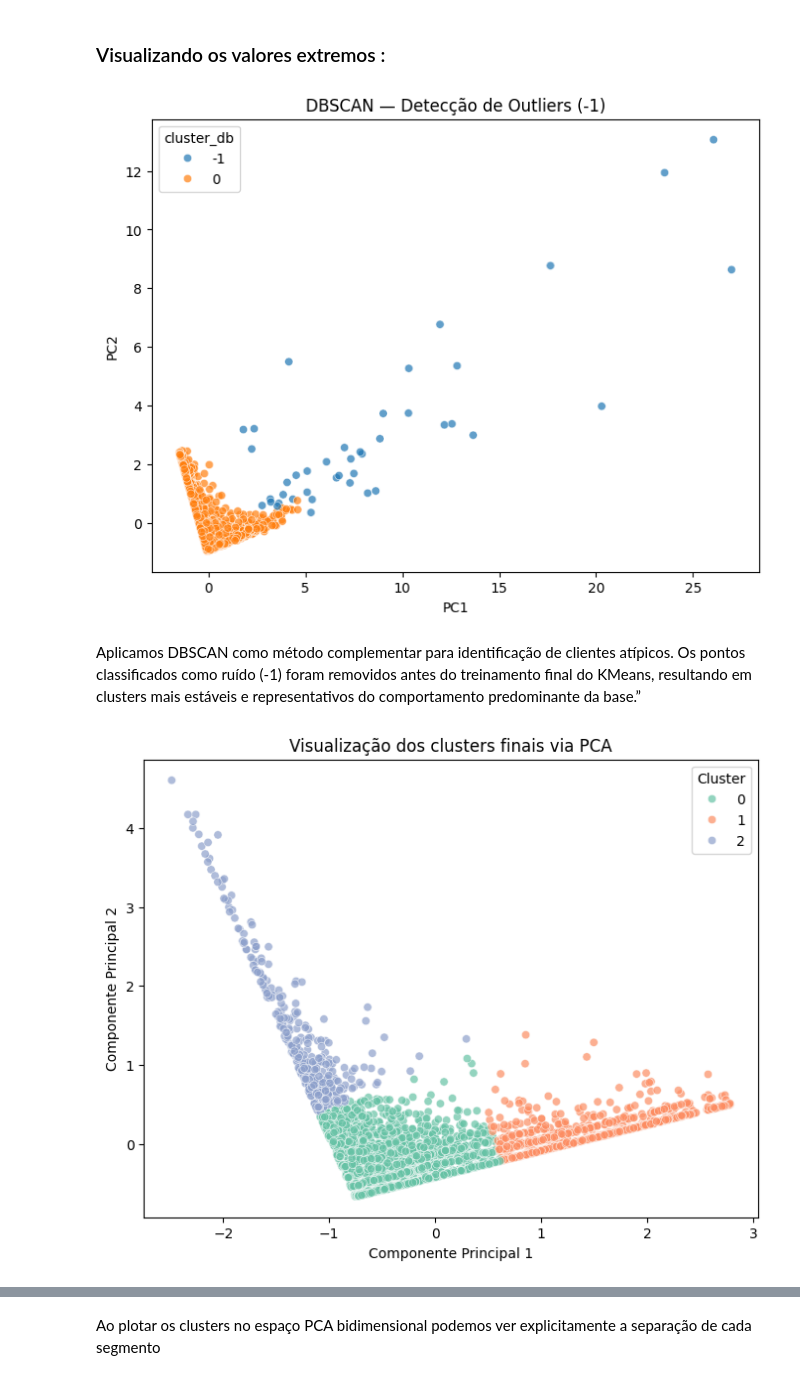
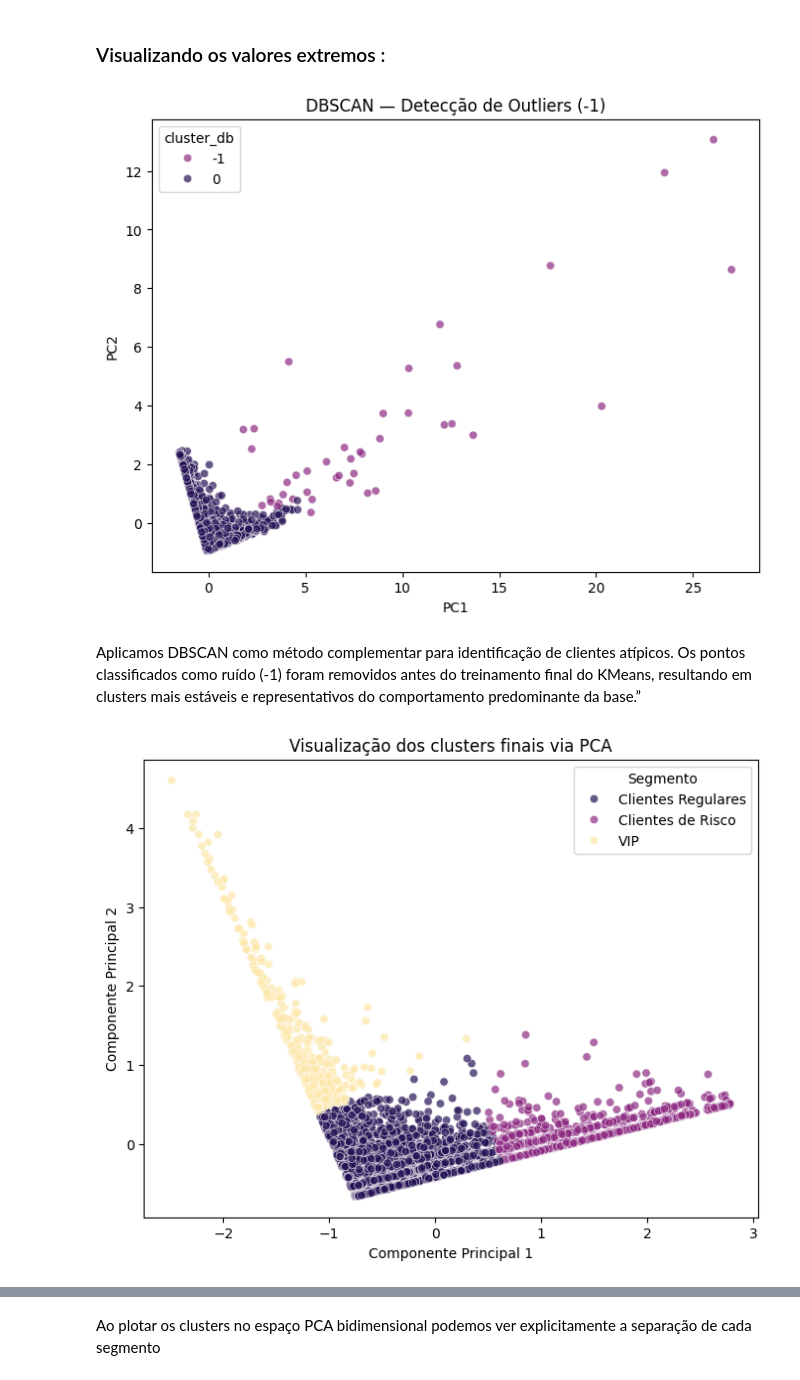
Before and after one commit to LucasDS9/customer-segmentation-rfm, a Jupyter notebook: notebook/05_Clustering.ipynb, the cells around one changed output, grey strips where cells are left out. Cells and saved outputs as stored; diff of their text form; code cells hidden in the pictures.

```diff
--- a/notebook/05_Clustering.ipynb
+++ b/notebook/05_Clustering.ipynb
@@ -107,8 +159,16 @@ Através do DBSCAN o algoritmo marca como valores negativos os **outliters**, ta
 # %% [markdown]
 ### Visualizando os valores extremos :
 # %%
+import matplotlib.pyplot as plt
+import seaborn as sns
+
 rfm_pca_db = rfm_pca.copy()
 rfm_pca_db['cluster_db'] = rfm['cluster_db']
+
+palette = {
+    -1: cmap(0.4),
+     0: cmap(0.15)
+}
 
 plt.figure(figsize=(8, 6))
 sns.scatterplot(
@@ -116,13 +176,14 @@ sns.scatterplot(
     x='PC1',
     y='PC2',
     hue='cluster_db',
-    palette='tab10',
+    palette=palette,
     alpha=0.7
 )
+
 plt.title('DBSCAN — Detecção de Outliers (-1)')
 plt.show()
 # %% [output]
-[figure, old version]
+[figure, new version]
 # %%
 rfm_clean = rfm[rfm['cluster_db'] != -1].copy()
 rfm_scaled_clean = rfm_scaled[rfm['cluster_db'] != -1]
@@ -143,21 +204,38 @@ rfm_pca_clean = pd.DataFrame(
 
 rfm_pca_clean['cluster'] = rfm_clean['cluster']
 # %%
+import seaborn as sns
+import matplotlib.pyplot as plt
+
+cmap = plt.cm.magma
+
+palette = {
+    'VIP': cmap(0.95),
+    'Clientes Regulares': cmap(0.15),
+    'Clientes de Risco': cmap(0.4)
+}
+
+labels = {
+    2: 'VIP',
+    0: 'Clientes Regulares',
+    1: 'Clientes de Risco'
+}
+
 plt.figure(figsize=(8, 6))
 
 sns.scatterplot(
     data=rfm_pca_clean,
     x='PC1',
     y='PC2',
-    hue='cluster',
-    palette='Set2',
+    hue=rfm_pca_clean['cluster'].map(labels),
+    palette=palette,
     alpha=0.7
 )
 
 plt.title('Visualização dos clusters finais via PCA')
 plt.xlabel('Componente Principal 1')
 plt.ylabel('Componente Principal 2')
-plt.legend(title='Cluster')
+plt.legend(title='Segmento')
 plt.show()
 # %% [output]
-[figure, old version]
+[figure, new version]
```
Also changed, not shown: parts of 15 cells of this notebook, 2 other files.
